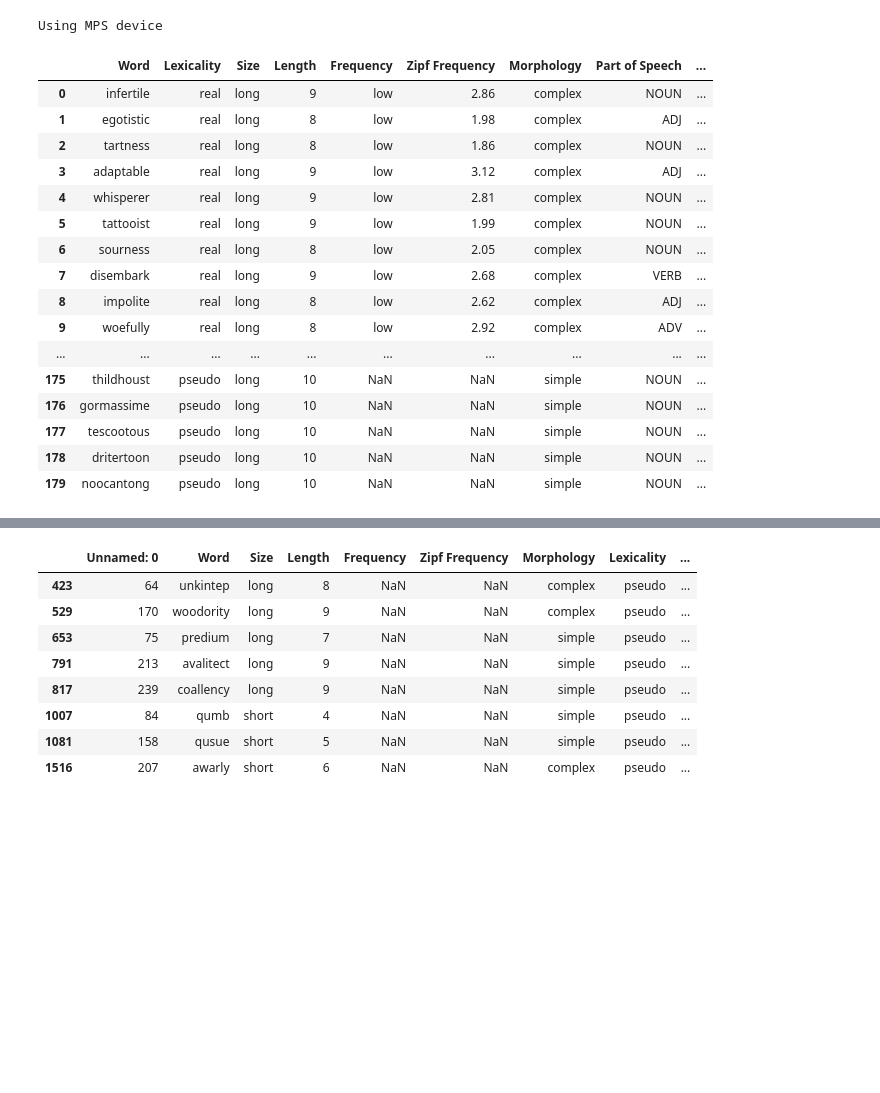
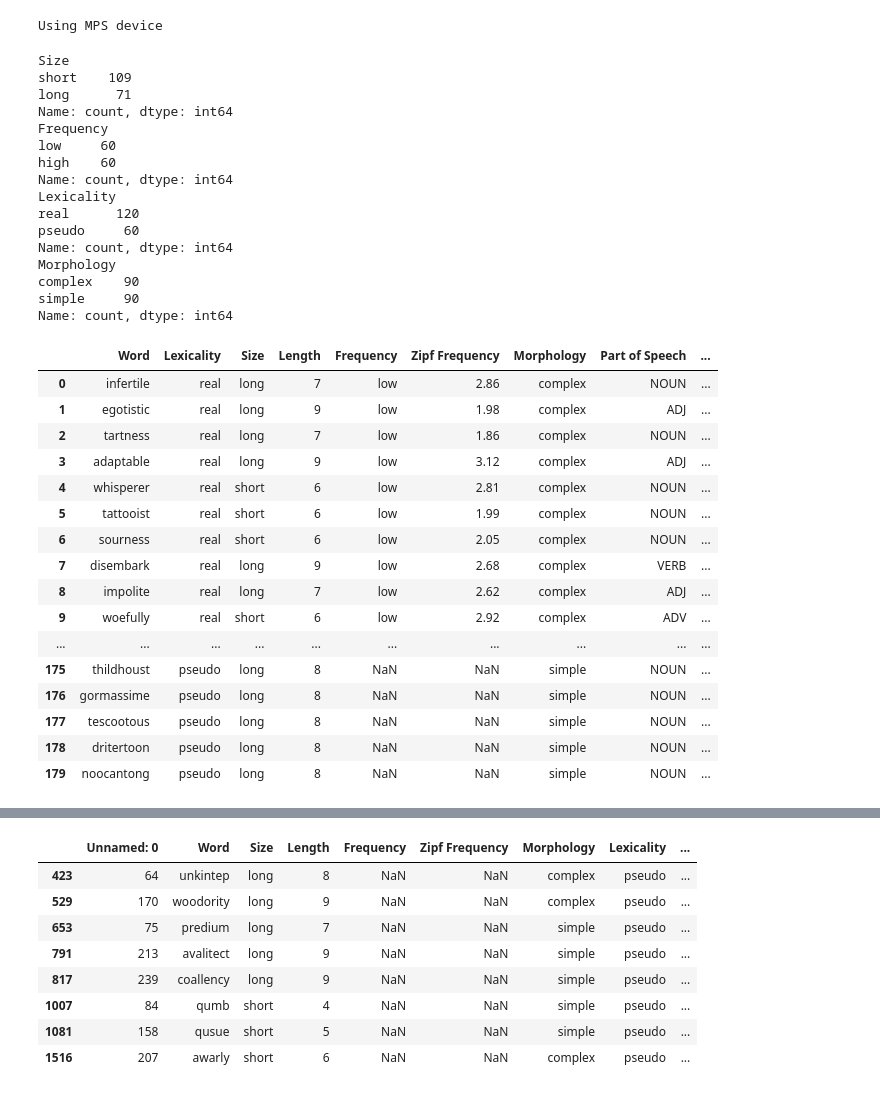
Before and after one commit to danieldager/swp-model, a Jupyter notebook: notebooks/simulations.ipynb, the cells around one changed output, grey strips where cells are left out. Drawn from its saved outputs; the diff is of its cells as text; code cells hidden in the pictures; blank space fills up the shorter version.

Commit message:
reduced vocab size

```diff
--- a/notebooks/simulations.ipynb
+++ b/notebooks/simulations.ipynb
@@ -18,32 +18,49 @@ device = set_device()
 phoneme_to_id = get_phoneme_to_id()
 # %% [output]
 Using MPS device
-# %%
-stimuli = pd.read_csv("../stimuli/handmade/English_Stimuli.csv")
-# use pandas apply to set Size to the number of phonemes in the word
-# %% [output]
-|  | Word | Lexicality | Size | Length | Frequency | Zipf Frequency | Morphology | Part of Speech | ... |
-| 0 | infertile | real | long | 9 | low | 2.86 | complex | NOUN | ... |
-| 1 | egotistic | real | long | 8 | low | 1.98 | complex | ADJ | ... |
-| 2 | tartness | real | long | 8 | low | 1.86 | complex | NOUN | ... |
-| 3 | adaptable | real | long | 9 | low | 3.12 | complex | ADJ | ... |
-| 4 | whisperer | real | long | 9 | low | 2.81 | complex | NOUN | ... |
-| 5 | tattooist | real | long | 9 | low | 1.99 | complex | NOUN | ... |
-| 6 | sourness | real | long | 8 | low | 2.05 | complex | NOUN | ... |
-| 7 | disembark | real | long | 9 | low | 2.68 | complex | VERB | ... |
-| 8 | impolite | real | long | 8 | low | 2.62 | complex | ADJ | ... |
-| 9 | woefully | real | long | 8 | low | 2.92 | complex | ADV | ... |
-| ... | ... | ... | ... | ... | ... | ... | ... | ... | ... |
-| 175 | thildhoust | pseudo | long | 10 | NaN | NaN | simple | NOUN | ... |
-| 176 | gormassime | pseudo | long | 10 | NaN | NaN | simple | NOUN | ... |
-| 177 | tescootous | pseudo | long | 10 | NaN | NaN | simple | NOUN | ... |
-| 178 | dritertoon | pseudo | long | 10 | NaN | NaN | simple | NOUN | ... |
-| 179 | noocantong | pseudo | long | 10 | NaN | NaN | simple | NOUN | ... |
 # %%
-df = pd.read_csv("../stimuli/dataframe/real_test.csv")
-df["No Stress"] = df["No Stress"].apply(literal_eval)
-# use pandas apply to set Length to the number of phonemes in the word
-df["Length"] = df["No Stress"].apply(len)
+df = pd.read_csv("../stimuli/handmade/English_Stimuli.csv")
+df["Phonemes"] = df["Phonemes"].apply(literal_eval)
+# use pandas apply to set Size to the number of phonemes in the word
+df["Length"] = df["Phonemes"].apply(len)
 # if Length is <= 6, set Size to short, else long
 df["Size"] = df["Length"].apply(lambda x: "short" if x <= 6 else "long")
 # count number of short and number of long words
+print(df["Size"].value_counts())
+print(df["Frequency"].value_counts())
+print(df["Lexicality"].value_counts())
+print(df["Morphology"].value_counts())
+# %% [output]
+Size
+short    109
+long      71
+Name: count, dtype: int64
+Frequency
+low     60
+high    60
+Name: count, dtype: int64
+Lexicality
+real      120
+pseudo     60
+Name: count, dtype: int64
+Morphology
+complex    90
+simple     90
+Name: count, dtype: int64
+|  | Word | Lexicality | Size | Length | Frequency | Zipf Frequency | Morphology | Part of Speech | ... |
+| 0 | infertile | real | long | 7 | low | 2.86 | complex | NOUN | ... |
+| 1 | egotistic | real | long | 9 | low | 1.98 | complex | ADJ | ... |
+| 2 | tartness | real | long | 7 | low | 1.86 | complex | NOUN | ... |
+| 3 | adaptable | real | long | 9 | low | 3.12 | complex | ADJ | ... |
+| 4 | whisperer | real | short | 6 | low | 2.81 | complex | NOUN | ... |
+| 5 | tattooist | real | short | 6 | low | 1.99 | complex | NOUN | ... |
+| 6 | sourness | real | short | 6 | low | 2.05 | complex | NOUN | ... |
+| 7 | disembark | real | long | 9 | low | 2.68 | complex | VERB | ... |
+| 8 | impolite | real | long | 7 | low | 2.62 | complex | ADJ | ... |
+| 9 | woefully | real | short | 6 | low | 2.92 | complex | ADV | ... |
+| ... | ... | ... | ... | ... | ... | ... | ... | ... | ... |
+| 175 | thildhoust | pseudo | long | 8 | NaN | NaN | simple | NOUN | ... |
+| 176 | gormassime | pseudo | long | 8 | NaN | NaN | simple | NOUN | ... |
+| 177 | tescootous | pseudo | long | 8 | NaN | NaN | simple | NOUN | ... |
+| 178 | dritertoon | pseudo | long | 8 | NaN | NaN | simple | NOUN | ... |
+| 179 | noocantong | pseudo | long | 8 | NaN | NaN | simple | NOUN | ... |
```
Also changed, not shown: parts of 1 cell of this notebook, 17 other files.
